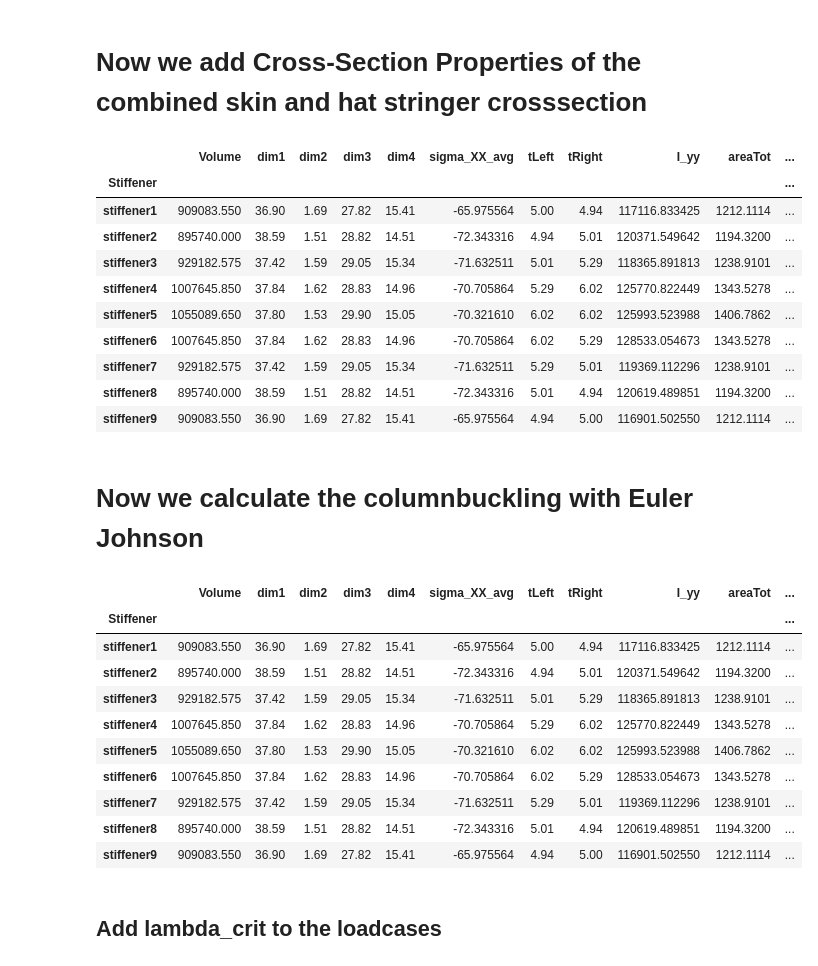
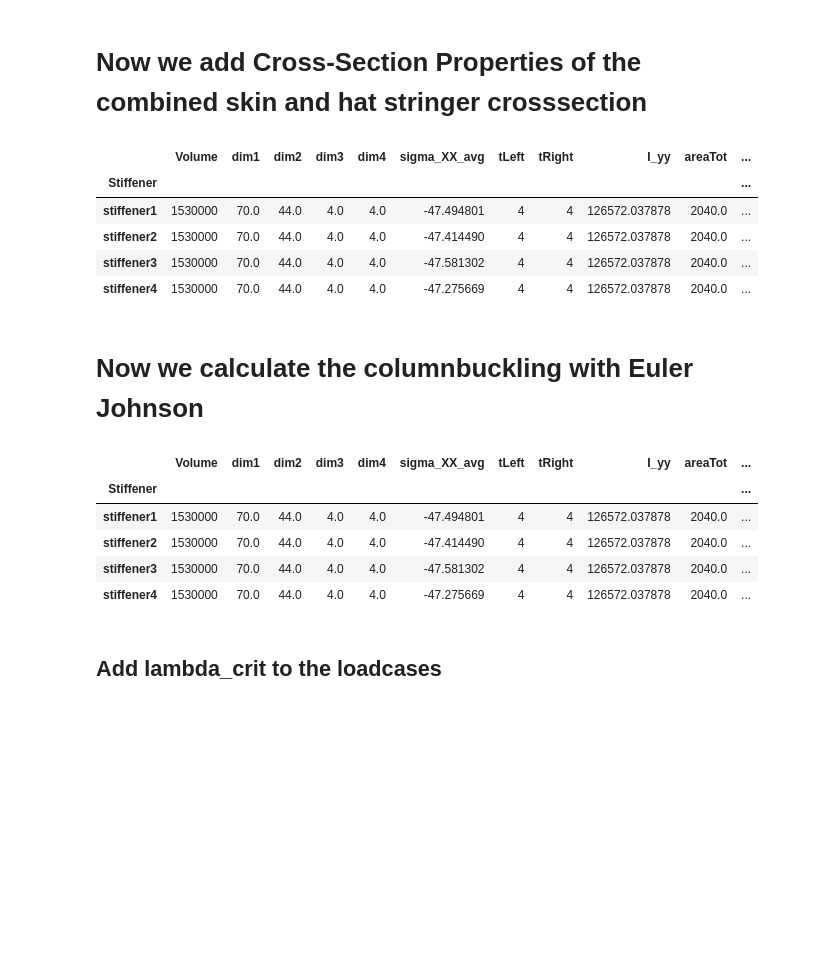
Before and after one commit to fabianober/tum-ase-project-2025-2, a Jupyter notebook: Notebooks/task_1f.ipynb, the cells around one changed output. Saved outputs shown, nothing was run; the diff lists cells and outputs as text; code cells hidden in the pictures; blank space fills up the shorter version.

```diff
--- a/Notebooks/task_1f.ipynb
+++ b/Notebooks/task_1f.ipynb
@@ -142,12 +192,12 @@ stringerdf.head(3)
 # %% [markdown]
 ## First we split the 3 loadcases
 # %%
-loadCase1dfPanel = paneldf[paneldf["Load Case"] == 'Subcase 1 (LC1)']
-loadCase2dfPanel = paneldf[paneldf["Load Case"] == 'Subcase 2 (LC2)']
-loadCase3dfPanel = paneldf[paneldf["Load Case"] == 'Subcase 3 (LC3)']
-loadCase1dfStringer = stringerdf[stringerdf["Load Case"] == 'Subcase 1 (LC1)']
-loadCase2dfStringer = stringerdf[stringerdf["Load Case"] == 'Subcase 2 (LC2)']
-loadCase3dfStringer = stringerdf[stringerdf["Load Case"] == 'Subcase 3 (LC3)']
-print(loadCase1dfPanel.head(5))
-print(loadCase1dfStringer.head(5))
+loadCase1dfPanel = paneldf[paneldf["Load Case"] == 1]
+loadCase2dfPanel = paneldf[paneldf["Load Case"] == 2]
+loadCase3dfPanel = paneldf[paneldf["Load Case"] == 3]
+loadCase1dfStringer = stringerdf[stringerdf["Load Case"] == 1]
+loadCase2dfStringer = stringerdf[stringerdf["Load Case"] == 2]
+loadCase3dfStringer = stringerdf[stringerdf["Load Case"] == 3]
+loadCase1dfPanel.head(5)
+loadCase1dfStringer.head(5)
 # %% [output]
@@ -176,9 +213,11 @@ print(loadCase1dfStringer.head(5))
 # For every loadcase
 # Efficiently combine panels for load case 1
 panel_groups_1 = []
-for i in range(1, 10):
+for i in range(1, 5):
     df1 = loadCase1dfPanel[loadCase1dfPanel['Component Name'] == f'panel{i}'].copy()
+    df1 = df1[df1['Element ID'].isin(np.arange(df1['Element ID'].min()+3, df1['Element ID'].min()+6))]
     df2 = loadCase1dfPanel[loadCase1dfPanel['Component Name'] == f'panel{i+1}'].copy()
+    df2 = df2[df2['Element ID'].isin(np.arange(df2['Element ID'].min(), df2['Element ID'].min()+3))]
     df3 = loadCase1dfStringer[loadCase1dfStringer['Component Name']==f'stringer{i}'].copy()
     df1['Stiffener'] = 'stiffener'+str(i)
     df2['Stiffener'] = 'stiffener'+str(i)
@@ -201,9 +240,11 @@ lc1combined.head(10)
 # %%
 # Efficiently combine panels for load case 2
 panel_groups_2 = []
-for i in range(1, 10):
+for i in range(1, 5):
     df1 = loadCase2dfPanel[loadCase2dfPanel['Component Name'] == f'panel{i}'].copy()
+    df1 = df1[df1['Element ID'].isin(np.arange(df1['Element ID'].min()+3, df1['Element ID'].min()+6))]
     df2 = loadCase2dfPanel[loadCase2dfPanel['Component Name'] == f'panel{i+1}'].copy()
+    df2 = df2[df2['Element ID'].isin(np.arange(df2['Element ID'].min(), df2['Element ID'].min()+3))]
     df3 = loadCase2dfStringer[loadCase2dfStringer['Component Name']==f'stringer{i}'].copy()
     df1['Stiffener'] = 'stiffener'+str(i)
     df2['Stiffener'] = 'stiffener'+str(i)
@@ -226,9 +267,11 @@ lc2combined.head(10)
 # %%
 # Efficiently combine panels for load case 3
 panel_groups_3 = []
-for i in range(1, 10):
+for i in range(1, 5):
     df1 = loadCase3dfPanel[loadCase3dfPanel['Component Name'] == f'panel{i}'].copy()
+    df1 = df1[df1['Element ID'].isin(np.arange(df1['Element ID'].min()+3, df1['Element ID'].min()+6))]
     df2 = loadCase3dfPanel[loadCase3dfPanel['Component Name'] == f'panel{i+1}'].copy()
+    df2 = df2[df2['Element ID'].isin(np.arange(df2['Element ID'].min(), df2['Element ID'].min()+3))]
     df3 = loadCase3dfStringer[loadCase3dfStringer['Component Name']==f'stringer{i}'].copy()
     df1['Stiffener'] = 'stiffener'+str(i)
     df2['Stiffener'] = 'stiffener'+str(i)
@@ -376,52 +408,48 @@ lc3combined
 # Now we add Cross-Section Properties of the combined skin and hat stringer crosssection
 # %%
 # Load case 1
-lc1combined[['I_yy', 'areaTot', 'VolumeTot']] = lc1combined.apply(crosssectional_properties_hat_skin_row, stringer_pitch=stringer_pitch, stringer_depth = stringer_element_length*3,
+lc1combined[['I_yy', 'areaTot', 'EI_comb', 'E_y_comb', 'z_bar']] = lc1combined.apply(crosssectional_properties_tee_skin_row, stringer_pitch=stringer_pitch,
+                                                                    E_x_skin=E_x_skin, E_x_flange=E_x_flange, E_x_web=E_x_web,
+                                                                    E_y_skin=E_y_skin, E_y_flange=E_y_flange, E_y_web=E_y_web,
                                                                     axis=1, result_type='expand')
 # Load case 2
-lc2combined[['I_yy', 'areaTot', 'VolumeTot']] = lc2combined.apply(crosssectional_properties_hat_skin_row, stringer_pitch=stringer_pitch, stringer_depth = stringer_element_length*3,
+lc2combined[['I_yy', 'areaTot', 'EI_comb', 'E_y_comb', 'z_bar']] = lc2combined.apply(crosssectional_properties_tee_skin_row, stringer_pitch=stringer_pitch,
+                                                                    E_x_skin=E_x_skin, E_x_flange=E_x_flange, E_x_web=E_x_web,
+                                                                    E_y_skin=E_y_skin, E_y_flange=E_y_flange, E_y_web=E_y_web,
                                                                     axis=1, result_type='expand')
 # Load case 3
-lc3combined[['I_yy', 'areaTot', 'VolumeTot']] = lc3combined.apply(crosssectional_properties_hat_skin_row, stringer_pitch=stringer_pitch, stringer_depth = stringer_element_length*3,
+lc3combined[['I_yy', 'areaTot', 'EI_comb', 'E_y_comb', 'z_bar']] = lc3combined.apply(crosssectional_properties_tee_skin_row, stringer_pitch=stringer_pitch,
+                                                                    E_x_skin=E_x_skin, E_x_flange=E_x_flange, E_x_web=E_x_web,
+                                                                    E_y_skin=E_y_skin, E_y_flange=E_y_flange, E_y_web=E_y_web,
                                                                     axis=1, result_type='expand')
 lc1combined
 # %% [output]
 |  | Volume | dim1 | dim2 | dim3 | dim4 | sigma_XX_avg | tLeft | tRight | I_yy | areaTot | ... |
 | Stiffener |  |  |  |  |  |  |  |  |  |  | ... |
-| stiffener1 | 909083.550 | 36.90 | 1.69 | 27.82 | 15.41 | -65.975564 | 5.00 | 4.94 | 117116.833425 | 1212.1114 | ... |
-| stiffener2 | 895740.000 | 38.59 | 1.51 | 28.82 | 14.51 | -72.343316 | 4.94 | 5.01 | 120371.549642 | 1194.3200 | ... |
-| stiffener3 | 929182.575 | 37.42 | 1.59 | 29.05 | 15.34 | -71.632511 | 5.01 | 5.29 | 118365.891813 | 1238.9101 | ... |
-| stiffener4 | 1007645.850 | 37.84 | 1.62 | 28.83 | 14.96 | -70.705864 | 5.29 | 6.02 | 125770.822449 | 1343.5278 | ... |
-| stiffener5 | 1055089.650 | 37.80 | 1.53 | 29.90 | 15.05 | -70.321610 | 6.02 | 6.02 | 125993.523988 | 1406.7862 | ... |
-| stiffener6 | 1007645.850 | 37.84 | 1.62 | 28.83 | 14.96 | -70.705864 | 6.02 | 5.29 | 128533.054673 | 1343.5278 | ... |
-| stiffener7 | 929182.575 | 37.42 | 1.59 | 29.05 | 15.34 | -71.632511 | 5.29 | 5.01 | 119369.112296 | 1238.9101 | ... |
-| stiffener8 | 895740.000 | 38.59 | 1.51 | 28.82 | 14.51 | -72.343316 | 5.01 | 4.94 | 120619.489851 | 1194.3200 | ... |
-| stiffener9 | 909083.550 | 36.90 | 1.69 | 27.82 | 15.41 | -65.975564 | 4.94 | 5.00 | 116901.502550 | 1212.1114 | ... |
+| stiffener1 | 1530000 | 70.0 | 44.0 | 4.0 | 4.0 | -47.494801 | 4 | 4 | 126572.037878 | 2040.0 | ... |
+| stiffener2 | 1530000 | 70.0 | 44.0 | 4.0 | 4.0 | -47.414490 | 4 | 4 | 126572.037878 | 2040.0 | ... |
+| stiffener3 | 1530000 | 70.0 | 44.0 | 4.0 | 4.0 | -47.581302 | 4 | 4 | 126572.037878 | 2040.0 | ... |
+| stiffener4 | 1530000 | 70.0 | 44.0 | 4.0 | 4.0 | -47.275669 | 4 | 4 | 126572.037878 | 2040.0 | ... |
 # %% [markdown]
 # Now we calculate the columnbuckling with Euler Johnson
 # %%
 # Load case 1EModulus, DIM1, DIM2, DIM3, sigma_yield, r
-lc1combined['sigma_crip'] = lc1combined.apply(lambda row: sigma_crip(EModulus= EModulus, DIM1=row['dim1'], DIM2=row['dim2'], DIM3=row['dim3'], sigma_yield = sigma_yield, r=0 ),
+lc1combined['sigma_crip'] = lc1combined.apply(lambda row: sigma_crip(sigma_u_c=sigma_u_c, DIM2=row['dim2'], DIM3=row['dim3'],DIM4=row['dim4'], r=0 ),
                                                 axis=1)
 # Load case 2
-lc2combined['sigma_crip'] = lc2combined.apply(lambda row: sigma_crip(EModulus= EModulus, DIM1=row['dim1'], DIM2=row['dim2'], DIM3=row['dim3'], sigma_yield = sigma_yield, r=0 ),
+lc2combined['sigma_crip'] = lc2combined.apply(lambda row: sigma_crip(sigma_u_c=sigma_u_c, DIM2=row['dim2'], DIM3=row['dim3'],DIM4=row['dim4'], r=0 ),
                                                 axis=1)
 #Load case 3
-lc3combined['sigma_crip'] = lc3combined.apply(lambda row: sigma_crip(EModulus= EModulus, DIM1=row['dim1'], DIM2=row['dim2'], DIM3=row['dim3'], sigma_yield = sigma_yield, r=0 ),
+lc3combined['sigma_crip'] = lc3combined.apply(lambda row: sigma_crip(sigma_u_c=sigma_u_c, DIM2=row['dim2'], DIM3=row['dim3'],DIM4=row['dim4'], r=0 ),
                                                 axis=1)
 lc1combined
 # %% [output]
 |  | Volume | dim1 | dim2 | dim3 | dim4 | sigma_XX_avg | tLeft | tRight | I_yy | areaTot | ... |
 | Stiffener |  |  |  |  |  |  |  |  |  |  | ... |
-| stiffener1 | 909083.550 | 36.90 | 1.69 | 27.82 | 15.41 | -65.975564 | 5.00 | 4.94 | 117116.833425 | 1212.1114 | ... |
-| stiffener2 | 895740.000 | 38.59 | 1.51 | 28.82 | 14.51 | -72.343316 | 4.94 | 5.01 | 120371.549642 | 1194.3200 | ... |
-| stiffener3 | 929182.575 | 37.42 | 1.59 | 29.05 | 15.34 | -71.632511 | 5.01 | 5.29 | 118365.891813 | 1238.9101 | ... |
-| stiffener4 | 1007645.850 | 37.84 | 1.62 | 28.83 | 14.96 | -70.705864 | 5.29 | 6.02 | 125770.822449 | 1343.5278 | ... |
-| stiffener5 | 1055089.650 | 37.80 | 1.53 | 29.90 | 15.05 | -70.321610 | 6.02 | 6.02 | 125993.523988 | 1406.7862 | ... |
-| stiffener6 | 1007645.850 | 37.84 | 1.62 | 28.83 | 14.96 | -70.705864 | 6.02 | 5.29 | 128533.054673 | 1343.5278 | ... |
-| stiffener7 | 929182.575 | 37.42 | 1.59 | 29.05 | 15.34 | -71.632511 | 5.29 | 5.01 | 119369.112296 | 1238.9101 | ... |
-| stiffener8 | 895740.000 | 38.59 | 1.51 | 28.82 | 14.51 | -72.343316 | 5.01 | 4.94 | 120619.489851 | 1194.3200 | ... |
-| stiffener9 | 909083.550 | 36.90 | 1.69 | 27.82 | 15.41 | -65.975564 | 4.94 | 5.00 | 116901.502550 | 1212.1114 | ... |
+| stiffener1 | 1530000 | 70.0 | 44.0 | 4.0 | 4.0 | -47.494801 | 4 | 4 | 126572.037878 | 2040.0 | ... |
+| stiffener2 | 1530000 | 70.0 | 44.0 | 4.0 | 4.0 | -47.414490 | 4 | 4 | 126572.037878 | 2040.0 | ... |
+| stiffener3 | 1530000 | 70.0 | 44.0 | 4.0 | 4.0 | -47.581302 | 4 | 4 | 126572.037878 | 2040.0 | ... |
+| stiffener4 | 1530000 | 70.0 | 44.0 | 4.0 | 4.0 | -47.275669 | 4 | 4 | 126572.037878 | 2040.0 | ... |
 # %% [markdown]
 ## Add lambda_crit to the loadcases
 # %%
```
Also changed, not shown: parts of 41 cells of this notebook, 2 other files.
